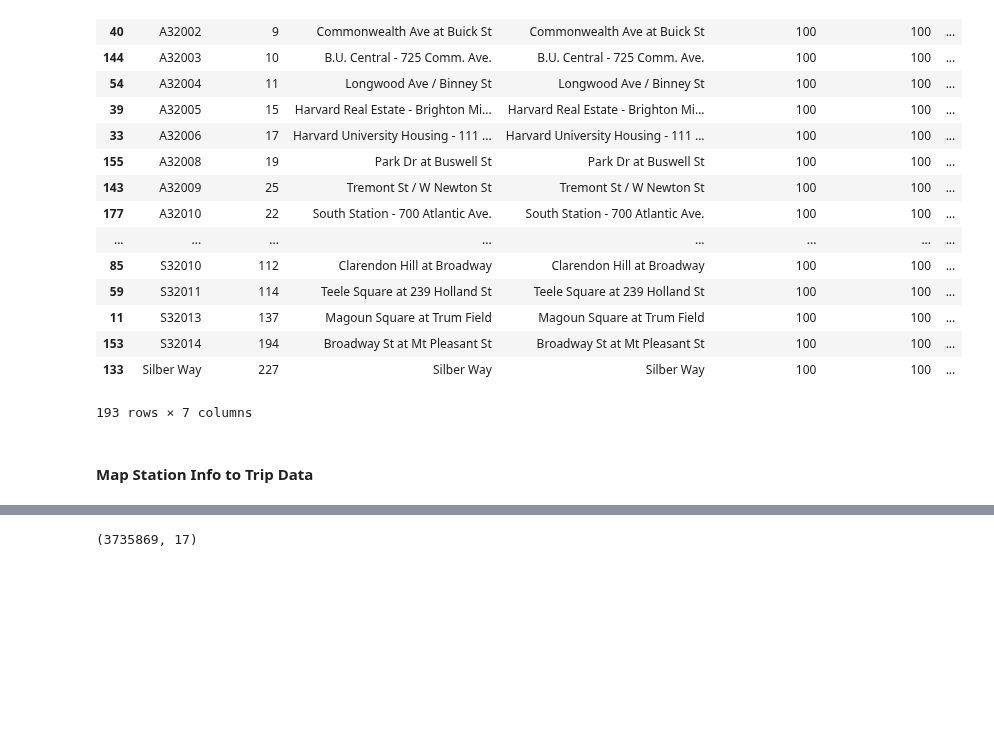
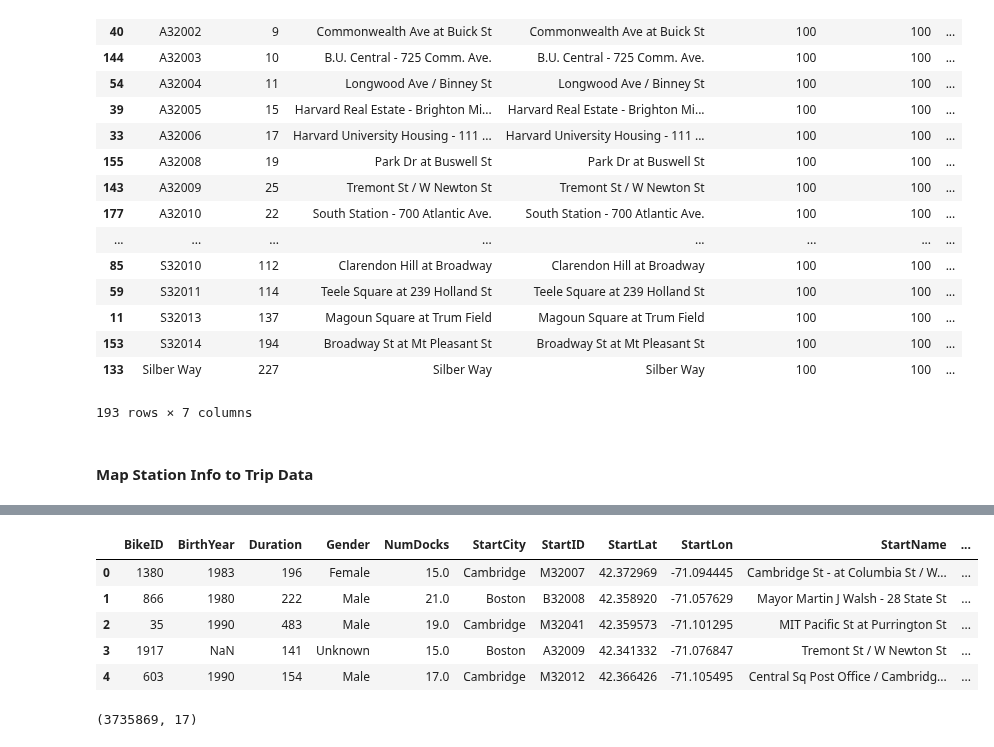
Before and after one commit to cneiderer/Class_Projects, a Jupyter notebook: Project5/StationMapping.ipynb, the cells around one changed output, grey strips where cells are left out. Cells and saved outputs as stored; diff of their text form; code cells hidden in the pictures; blank space fills up the shorter version.

```diff
--- a/Project5/StationMapping.ipynb
+++ b/Project5/StationMapping.ipynb
@@ -451,3 +442,13 @@ tmp_df.head()
+# %%
+tmp_df = tmp_df[sorted(tmp_df.columns)]
+tmp_df.head()
+# %% [output]
+|  | BikeID | BirthYear | Duration | Gender | NumDocks | StartCity | StartID | StartLat | StartLon | StartName | ... |
+| 0 | 1380 | 1983 | 196 | Female | 15.0 | Cambridge | M32007 | 42.372969 | -71.094445 | Cambridge St - at Columbia St / W... | ... |
+| 1 | 866 | 1980 | 222 | Male | 21.0 | Boston | B32008 | 42.358920 | -71.057629 | Mayor Martin J Walsh - 28 State St | ... |
+| 2 | 35 | 1990 | 483 | Male | 19.0 | Cambridge | M32041 | 42.359573 | -71.101295 | MIT Pacific St at Purrington St | ... |
+| 3 | 1917 | NaN | 141 | Unknown | 15.0 | Boston | A32009 | 42.341332 | -71.076847 | Tremont St / W Newton St | ... |
+| 4 | 603 | 1990 | 154 | Male | 17.0 | Cambridge | M32012 | 42.366426 | -71.105495 | Central Sq Post Office / Cambridg... | ... |
 # %%
 tmp_df.shape
 # %% [output]
```
Also changed, not shown: parts of 16 cells of this notebook.
